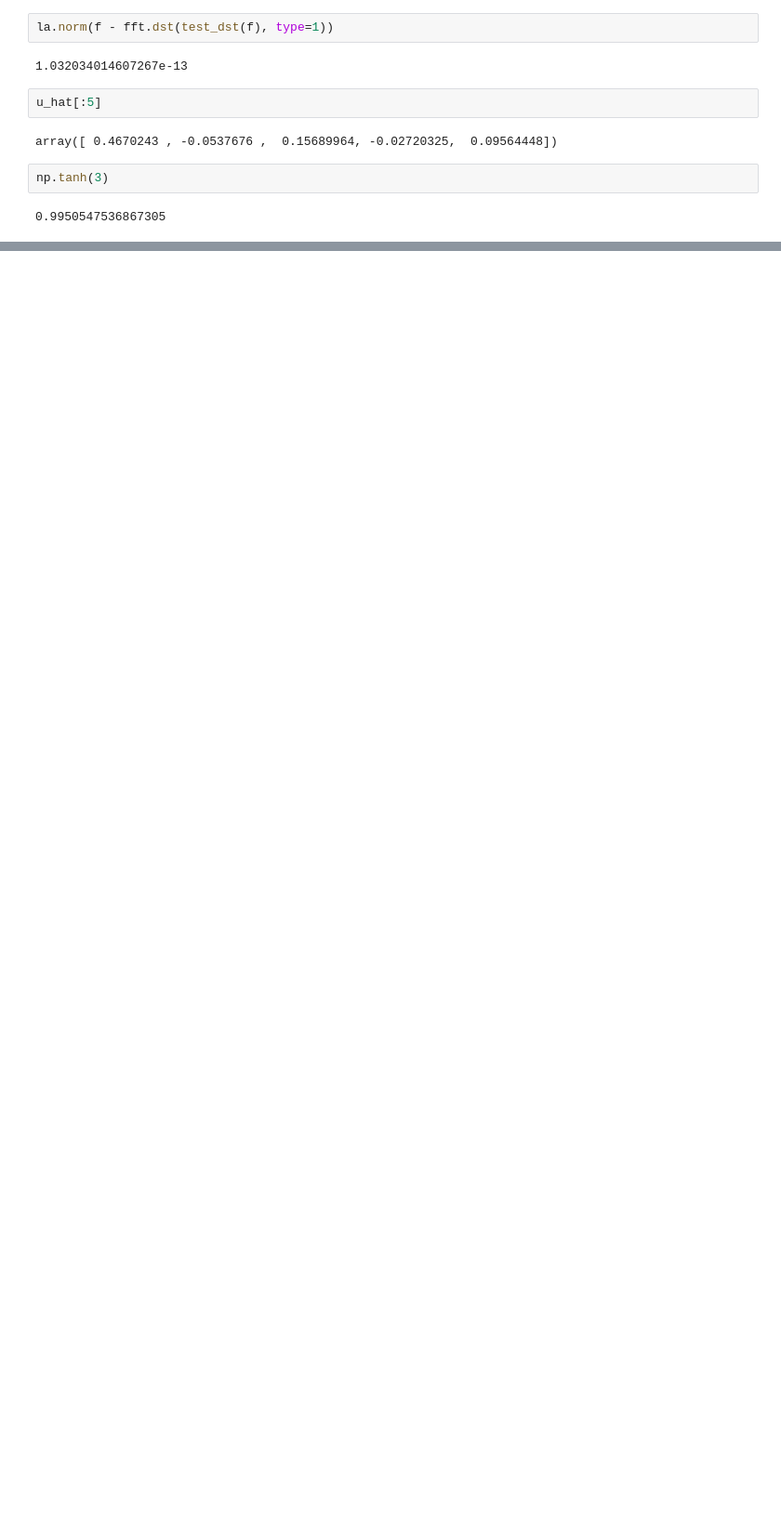
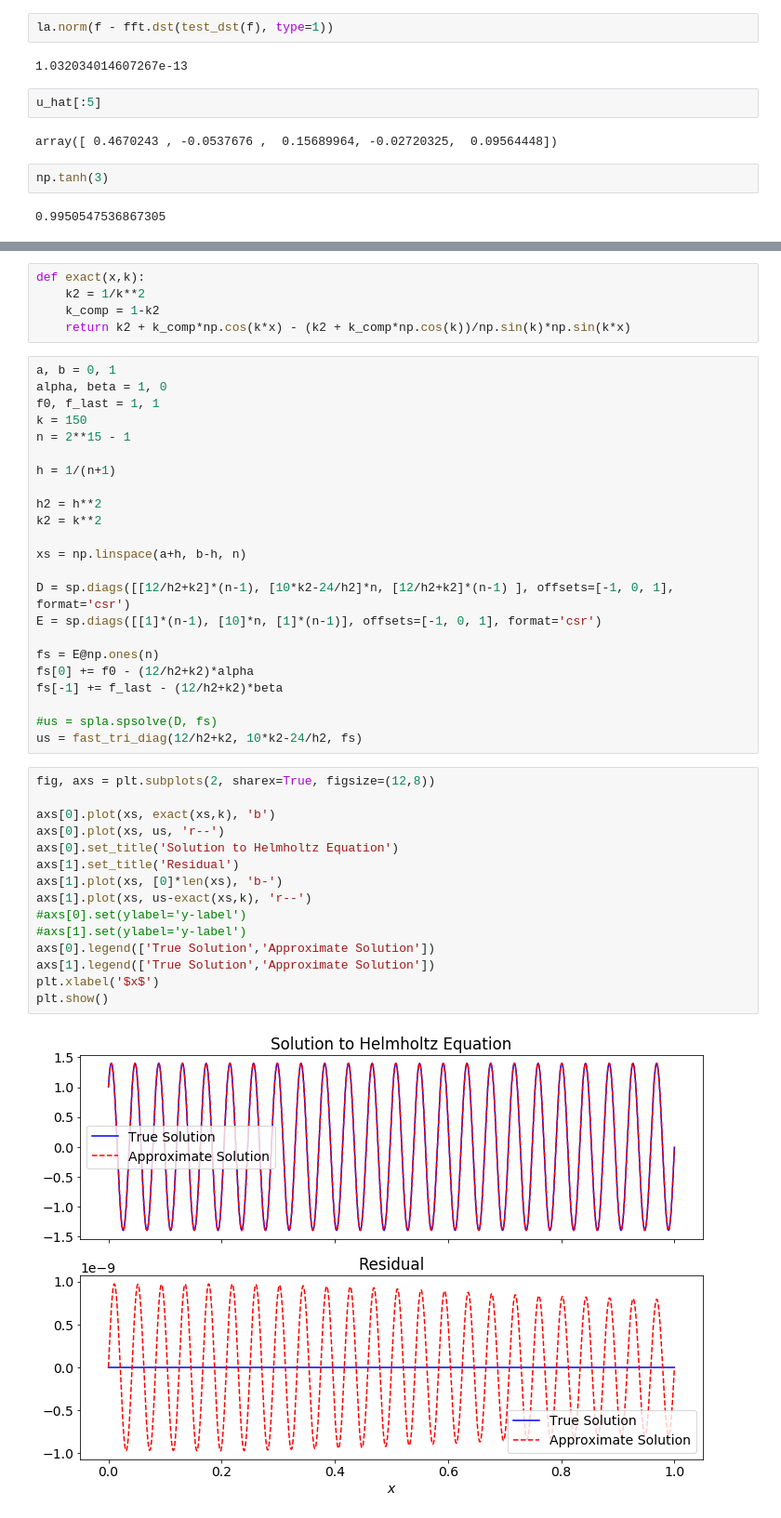
Before and after one commit to shawsa/m567, a Jupyter notebook: hw02.ipynb, the cells around one changed output, grey strips where cells are left out. Shown at 93% size. Saved outputs shown, nothing was run; the diff lists cells and outputs as text; blank space fills up the shorter version.

```diff
--- a/hw02.ipynb
+++ b/hw02.ipynb
@@ -102,0 +251,45 @@ np.tanh(3)
+# %%
+def exact(x,k):
+    k2 = 1/k**2
+    k_comp = 1-k2
+    return k2 + k_comp*np.cos(k*x) - (k2 + k_comp*np.cos(k))/np.sin(k)*np.sin(k*x)
+# %%
+a, b = 0, 1
+alpha, beta = 1, 0
+f0, f_last = 1, 1
+k = 150
+n = 2**15 - 1
+
+h = 1/(n+1)
+
+h2 = h**2
+k2 = k**2
+
+xs = np.linspace(a+h, b-h, n)
+
+D = sp.diags([[12/h2+k2]*(n-1), [10*k2-24/h2]*n, [12/h2+k2]*(n-1) ], offsets=[-1, 0, 1], format='csr')
+E = sp.diags([[1]*(n-1), [10]*n, [1]*(n-1)], offsets=[-1, 0, 1], format='csr')
+
+fs = E@np.ones(n)
+fs[0] += f0 - (12/h2+k2)*alpha
+fs[-1] += f_last - (12/h2+k2)*beta
+
+#us = spla.spsolve(D, fs)
+us = fast_tri_diag(12/h2+k2, 10*k2-24/h2, fs)
+# %%
+fig, axs = plt.subplots(2, sharex=True, figsize=(12,8))
+
+axs[0].plot(xs, exact(xs,k), 'b')
+axs[0].plot(xs, us, 'r--')
+axs[0].set_title('Solution to Helmholtz Equation')
+axs[1].set_title('Residual')
+axs[1].plot(xs, [0]*len(xs), 'b-')
+axs[1].plot(xs, us-exact(xs,k), 'r--')
+#axs[0].set(ylabel='y-label')
+#axs[1].set(ylabel='y-label')
+axs[0].legend(['True Solution','Approximate Solution'])
+axs[1].legend(['True Solution','Approximate Solution'])
+plt.xlabel('$x$')
+plt.show()
+# %% [output]
+[figure, added]
```
Also changed, not shown: parts of 26 cells of this notebook, 8 other files.
